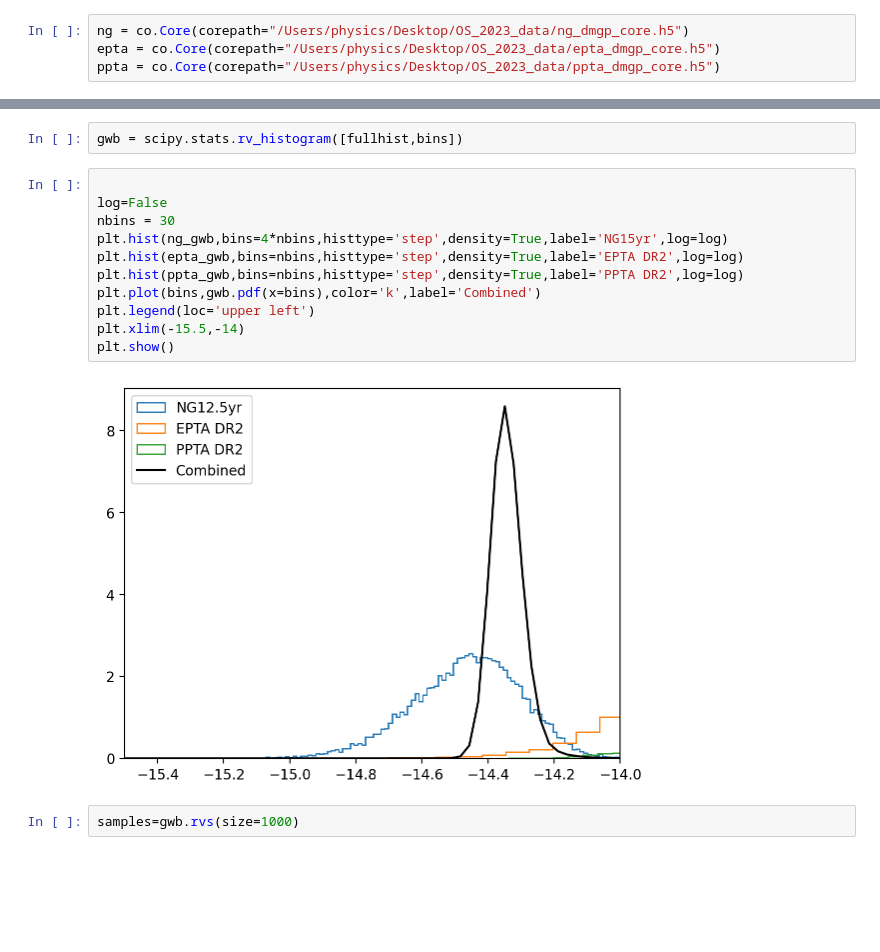
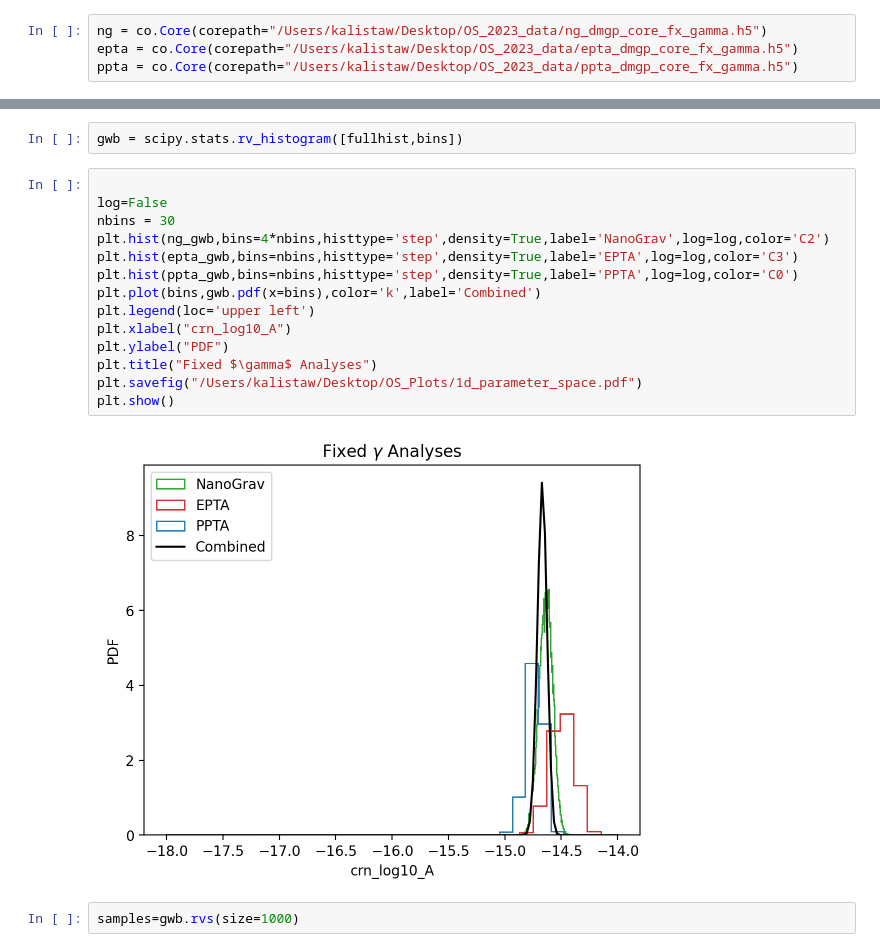
Before and after one commit to KalistaW/Optimal-Statisitic-iPTA-Summer-2022, a Jupyter notebook: combined_gw_log10_A_distribution.ipynb, the cells around one changed output, grey strips where cells are left out. Saved outputs shown, nothing was run; the diff lists cells and outputs as text; blank space fills up the shorter version.

```diff
--- a/combined_gw_log10_A_distribution.ipynb
+++ b/combined_gw_log10_A_distribution.ipynb
@@ -16,7 +14,7 @@ import kalepy as kale
 # %%
-ng = co.Core(corepath="/Users/physics/Desktop/OS_2023_data/ng_dmgp_core.h5")
-epta = co.Core(corepath="/Users/physics/Desktop/OS_2023_data/epta_dmgp_core.h5")
-ppta = co.Core(corepath="/Users/physics/Desktop/OS_2023_data/ppta_dmgp_core.h5")
+ng = co.Core(corepath="/Users/kalistaw/Desktop/OS_2023_data/ng_dmgp_core_fx_gamma.h5")
+epta = co.Core(corepath="/Users/kalistaw/Desktop/OS_2023_data/epta_dmgp_core_fx_gamma.h5")
+ppta = co.Core(corepath="/Users/kalistaw/Desktop/OS_2023_data/ppta_dmgp_core_fx_gamma.h5")
 # %% [output]
 Loading data from HDF5 file....
 Loading data from HDF5 file....
@@ -56,16 +50,19 @@ gwb = scipy.stats.rv_histogram([fullhist,bins])
 # %%
 
 log=False
 nbins = 30
-plt.hist(ng_gwb,bins=4*nbins,histtype='step',density=True,label='NG15yr',log=log)
-plt.hist(epta_gwb,bins=nbins,histtype='step',density=True,label='EPTA DR2',log=log)
-plt.hist(ppta_gwb,bins=nbins,histtype='step',density=True,label='PPTA DR2',log=log)
+plt.hist(ng_gwb,bins=4*nbins,histtype='step',density=True,label='NanoGrav',log=log,color='C2')
+plt.hist(epta_gwb,bins=nbins,histtype='step',density=True,label='EPTA',log=log,color='C3')
+plt.hist(ppta_gwb,bins=nbins,histtype='step',density=True,label='PPTA',log=log,color='C0')
 plt.plot(bins,gwb.pdf(x=bins),color='k',label='Combined')
 plt.legend(loc='upper left')
-plt.xlim(-15.5,-14)
+plt.xlabel("crn_log10_A")
+plt.ylabel("PDF")
+plt.title("Fixed $\gamma$ Analyses")
+plt.savefig("/Users/kalistaw/Desktop/OS_Plots/1d_parameter_space.pdf")
 plt.show()
 # %% [output]
-[figure, old version]
+[figure, new version]
 # %%
 samples=gwb.rvs(size=1000)
 # %%
```
Also changed, not shown: parts of 16 cells of this notebook, 3 other files.
